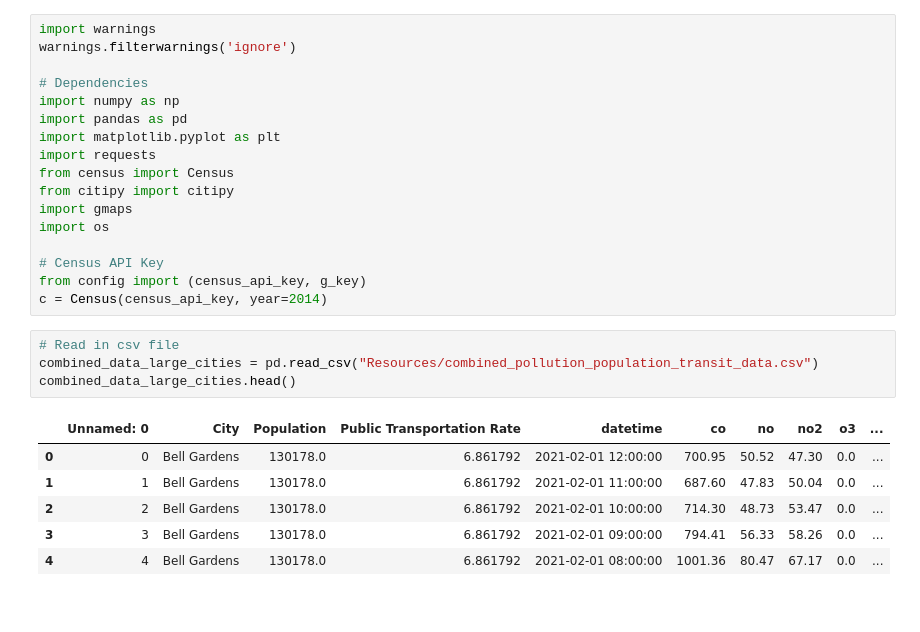
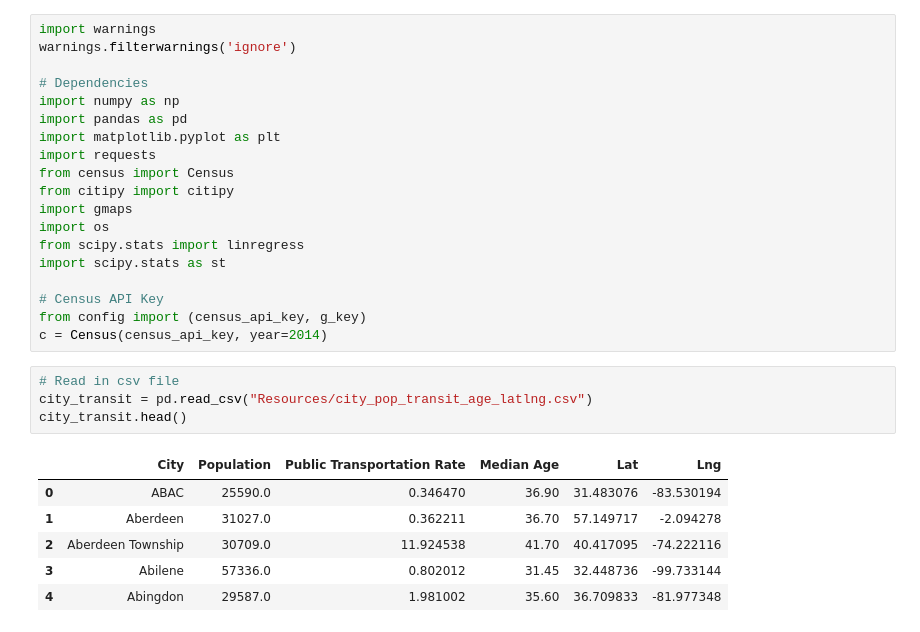
Before and after one commit to khartmann5/Project_01, a Jupyter notebook: Charting_Data.ipynb, the cells around one changed output. Cells and saved outputs as stored; diff of their text form.

```diff
--- a/Charting_Data.ipynb
+++ b/Charting_Data.ipynb
@@ -11,18 +11,20 @@ from census import Census
 from citipy import citipy
 import gmaps
 import os
+from scipy.stats import linregress
+import scipy.stats as st
 
 # Census API Key
 from config import (census_api_key, g_key)
 c = Census(census_api_key, year=2014)
 # %%
 # Read in csv file
-combined_data_large_cities = pd.read_csv("Resources/combined_pollution_population_transit_data.csv")
-combined_data_large_cities.head()
+city_transit = pd.read_csv("Resources/city_pop_transit_age_latlng.csv")
+city_transit.head()
 # %% [output]
-|  | Unnamed: 0 | City | Population | Public Transportation Rate | datetime | co | no | no2 | o3 | ... |
-| 0 | 0 | Bell Gardens | 130178.0 | 6.861792 | 2021-02-01 12:00:00 | 700.95 | 50.52 | 47.30 | 0.0 | ... |
-| 1 | 1 | Bell Gardens | 130178.0 | 6.861792 | 2021-02-01 11:00:00 | 687.60 | 47.83 | 50.04 | 0.0 | ... |
-| 2 | 2 | Bell Gardens | 130178.0 | 6.861792 | 2021-02-01 10:00:00 | 714.30 | 48.73 | 53.47 | 0.0 | ... |
-| 3 | 3 | Bell Gardens | 130178.0 | 6.861792 | 2021-02-01 09:00:00 | 794.41 | 56.33 | 58.26 | 0.0 | ... |
-| 4 | 4 | Bell Gardens | 130178.0 | 6.861792 | 2021-02-01 08:00:00 | 1001.36 | 80.47 | 67.17 | 0.0 | ... |
+|  | City | Population | Public Transportation Rate | Median Age | Lat | Lng |
+| 0 | ABAC | 25590.0 | 0.346470 | 36.90 | 31.483076 | -83.530194 |
+| 1 | Aberdeen | 31027.0 | 0.362211 | 36.70 | 57.149717 | -2.094278 |
+| 2 | Aberdeen Township | 30709.0 | 11.924538 | 41.70 | 40.417095 | -74.222116 |
+| 3 | Abilene | 57336.0 | 0.802012 | 31.45 | 32.448736 | -99.733144 |
+| 4 | Abingdon | 29587.0 | 1.981002 | 35.60 | 36.709833 | -81.977348 |
```
Also changed, not shown: parts of 5 cells of this notebook.
